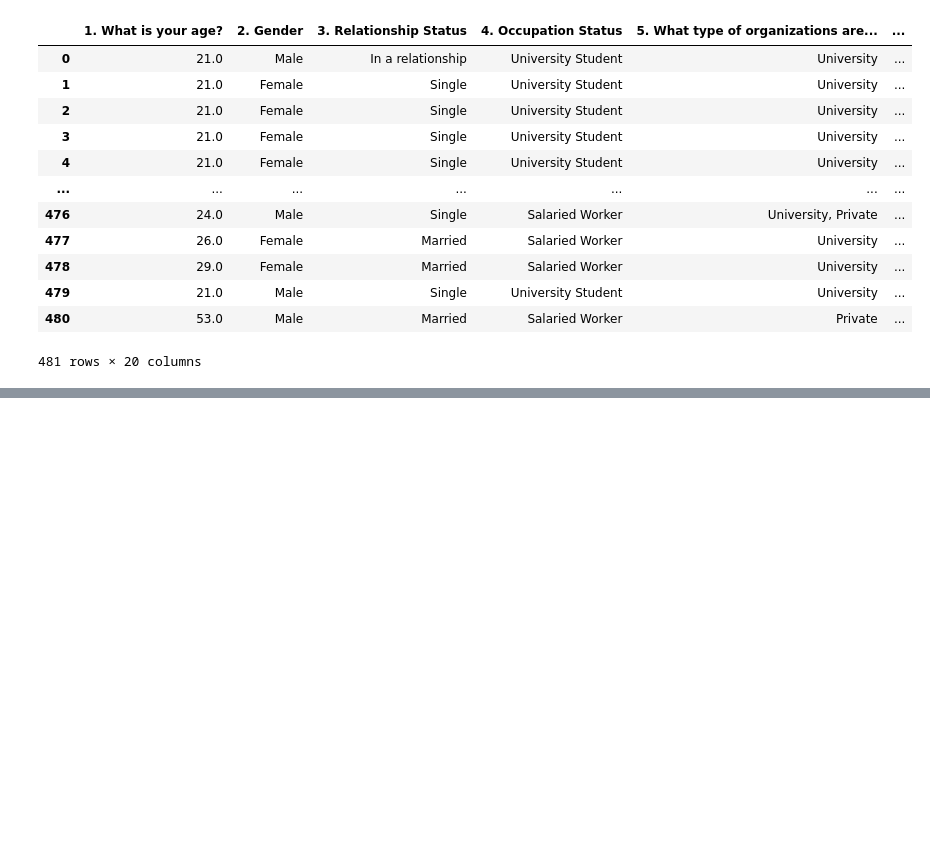
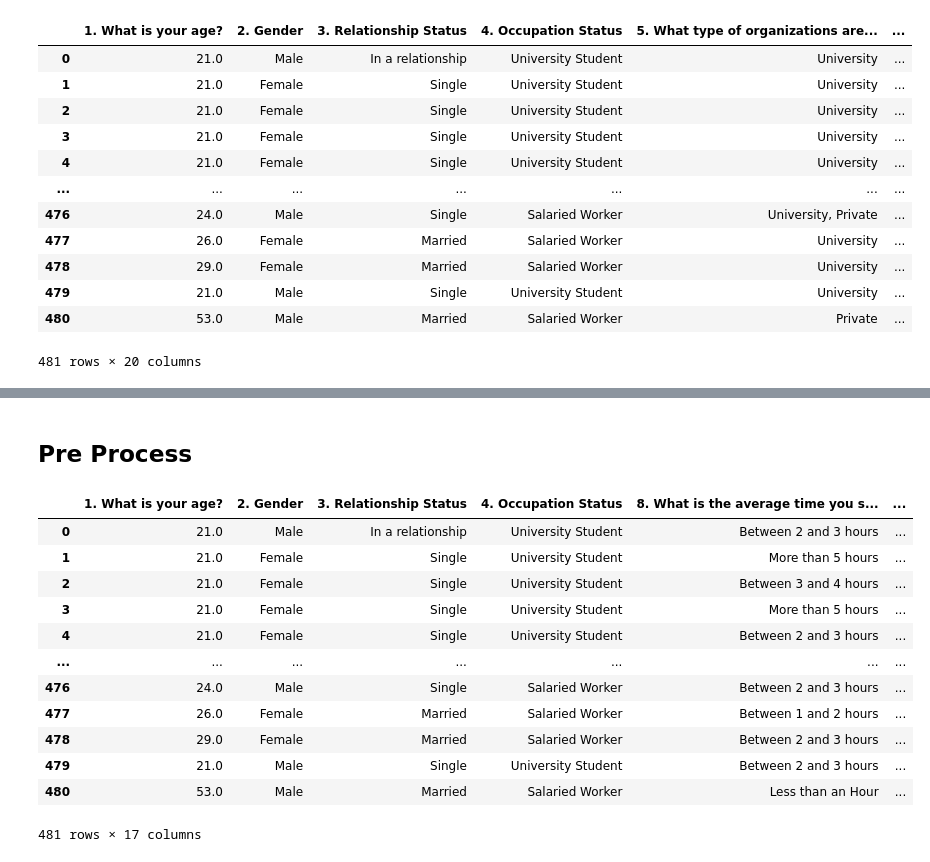
Before and after one commit to sahrul3114/Project-iseng, a Jupyter notebook: Project_iseng.ipynb, the cells around one changed output, grey strips where cells are left out. Saved outputs shown, nothing was run; the diff lists cells and outputs as text; code cells hidden in the pictures; blank space fills up the shorter version.

Commit message:
Pre Process

```diff
--- a/Project_iseng.ipynb
+++ b/Project_iseng.ipynb
@@ -72,0 +119,23 @@ memory usage: 75.3+ KB
+# %% [markdown]
+## Pre Process
+# %%
+df2 = df.copy()
+# %%
+df2.drop(columns=["5. What type of organizations are you affiliated with?", "6. Do you use social media?",
+    "7. What social media platforms do you commonly use?"], inplace=True)
+# %%
+df2
+# %% [output]
+|  | 1. What is your age? | 2. Gender | 3. Relationship Status | 4. Occupation Status | 8. What is the average time you s... | ... |
+| 0 | 21.0 | Male | In a relationship | University Student | Between 2 and 3 hours | ... |
+| 1 | 21.0 | Female | Single | University Student | More than 5 hours | ... |
+| 2 | 21.0 | Female | Single | University Student | Between 3 and 4 hours | ... |
+| 3 | 21.0 | Female | Single | University Student | More than 5 hours | ... |
+| 4 | 21.0 | Female | Single | University Student | Between 2 and 3 hours | ... |
+| ... | ... | ... | ... | ... | ... | ... |
+| 476 | 24.0 | Male | Single | Salaried Worker | Between 2 and 3 hours | ... |
+| 477 | 26.0 | Female | Married | Salaried Worker | Between 1 and 2 hours | ... |
+| 478 | 29.0 | Female | Married | Salaried Worker | Between 2 and 3 hours | ... |
+| 479 | 21.0 | Male | Single | University Student | Between 2 and 3 hours | ... |
+| 480 | 53.0 | Male | Married | Salaried Worker | Less than an Hour | ... |
+481 rows × 17 columns
```
Also changed, not shown: parts of 8 cells of this notebook.
